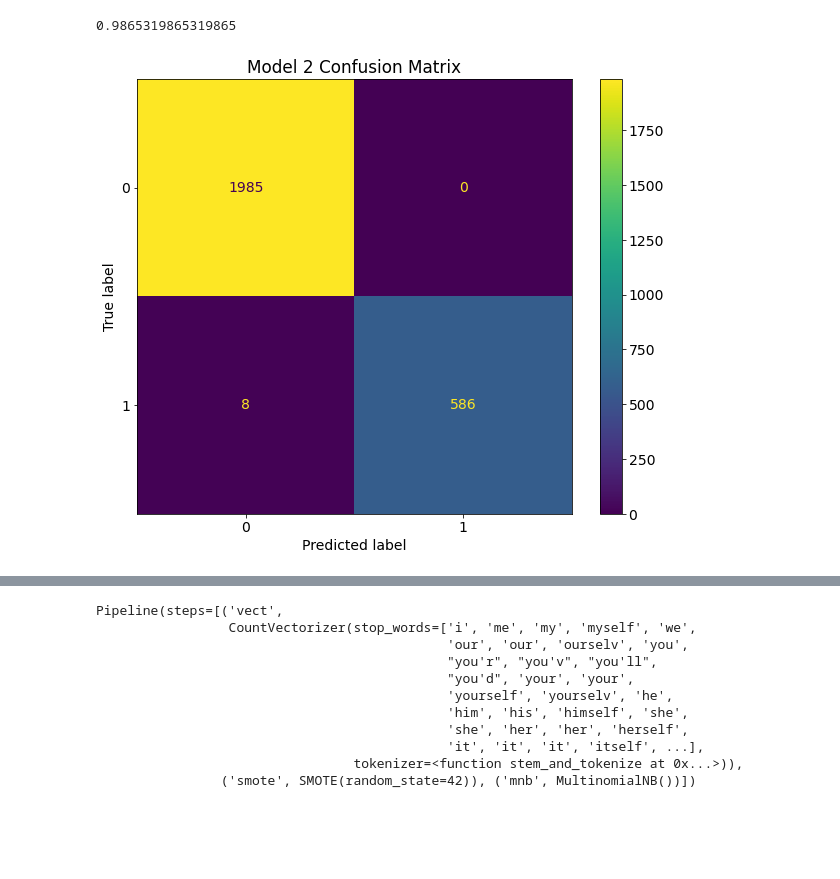
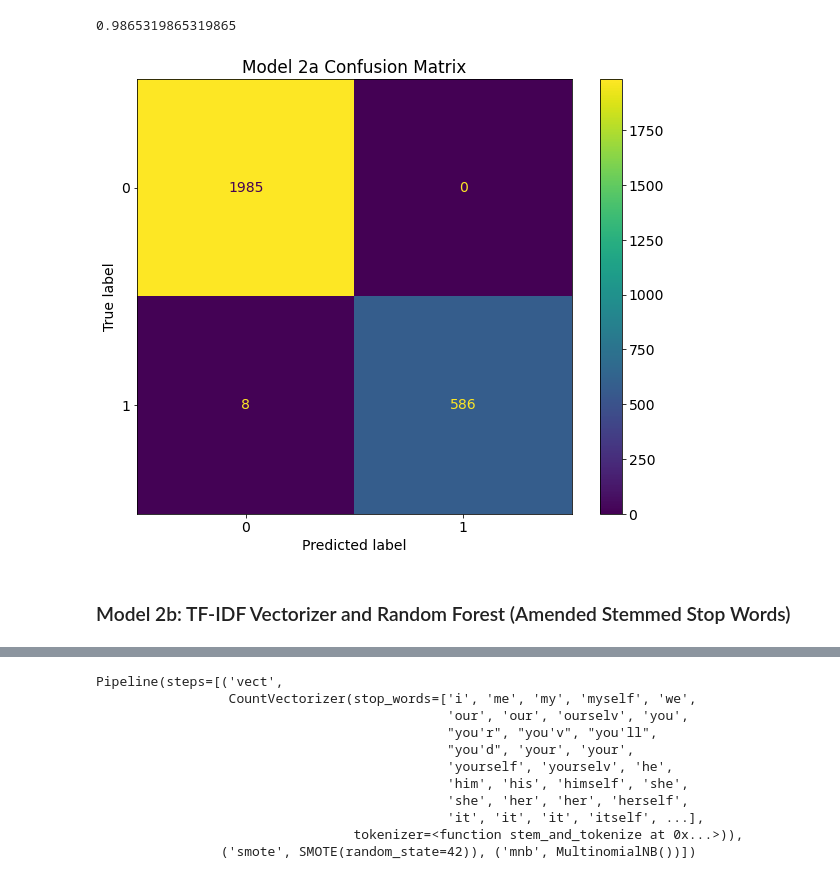
Before and after one commit to jordanate/depression-tweets-sentiment-analysis, a Jupyter notebook: phase-4-project-notebook.ipynb, the cells around one changed output, grey strips where cells are left out. Cells and saved outputs as stored; diff of their text form; code cells hidden in the pictures; blank space fills up the shorter version.

```diff
--- a/phase-4-project-notebook.ipynb
+++ b/phase-4-project-notebook.ipynb
@@ -319,0 +334,2 @@ plot_confusion_matrix(pipe_rfc_vec, X_test, y_test, ax=ax);
+# %%
+pipe_rfc_vec_b.fit(X_train, y_train)
@@ -319,0 +355,6 @@ plot_confusion_matrix(pipe_rfc_vec, X_test, y_test, ax=ax);
+# %%
+# Creating a confusion matrix
+fig, ax = plt.subplots(figsize = (10, 8))
+plt.rcParams.update({'font.size': 14})
+ax.set_title('Model 1b Confusion Matrix')
+plot_confusion_matrix(pipe_rfc_vec_b, X_test, y_test, ax=ax);
@@ -322,11 +365,11 @@ plot_confusion_matrix(pipe_rfc_vec, X_test, y_test, ax=ax);
 # %%
-pipe_rfc_tfidf = Pipeline([
+pipe_rfc_tfidf_a = Pipeline([
   ('tfidf', TfidfVectorizer(stop_words=stemmed_stopwords, tokenizer=stem_and_tokenize)),
    ('smote', SMOTE(random_state=42)),
    ('rfc', RandomForestClassifier(random_state = 42))
 ])
 # %%
-pipe_rfc_tfidf.fit(X_train, y_train)
+pipe_rfc_tfidf_a.fit(X_train, y_train)
 # %% [output]
 Pipeline(steps=[('tfidf',
                  TfidfVectorizer(stop_words=['i', 'me', 'my', 'myself', 'we',
@@ -349,11 +392,11 @@ recall_score(y_test, y_preds_rfc_tfidf)
 # %%
 # Creating a confusion matrix
 fig, ax = plt.subplots(figsize = (10, 8))
 plt.rcParams.update({'font.size': 14})
-ax.set_title('Model 2 Confusion Matrix')
-plot_confusion_matrix(pipe_rfc_tfidf, X_test, y_test, ax=ax);
+ax.set_title('Model 2a Confusion Matrix')
+plot_confusion_matrix(pipe_rfc_tfidf_a, X_test, y_test, ax=ax);
 # %% [output]
-[figure, old version]
+[figure, new version]
 # %%
 # pipe_rfc_tfidf.score(X_test, y_test)
 # %%
@@ -394,3 +437,5 @@ plot_confusion_matrix(pipe_rfc_tfidf, X_test, y_test, ax=ax);
 # recall_score(y_test, y_preds_rfc2)
 # %%
 # rfc_2.score(X_test_tfidf_vec, y_test)
+# %% [markdown]
+### Model 2b: TF-IDF Vectorizer and Random Forest (Amended Stemmed Stop Words)
```
Also changed, not shown: parts of 64 cells of this notebook.
